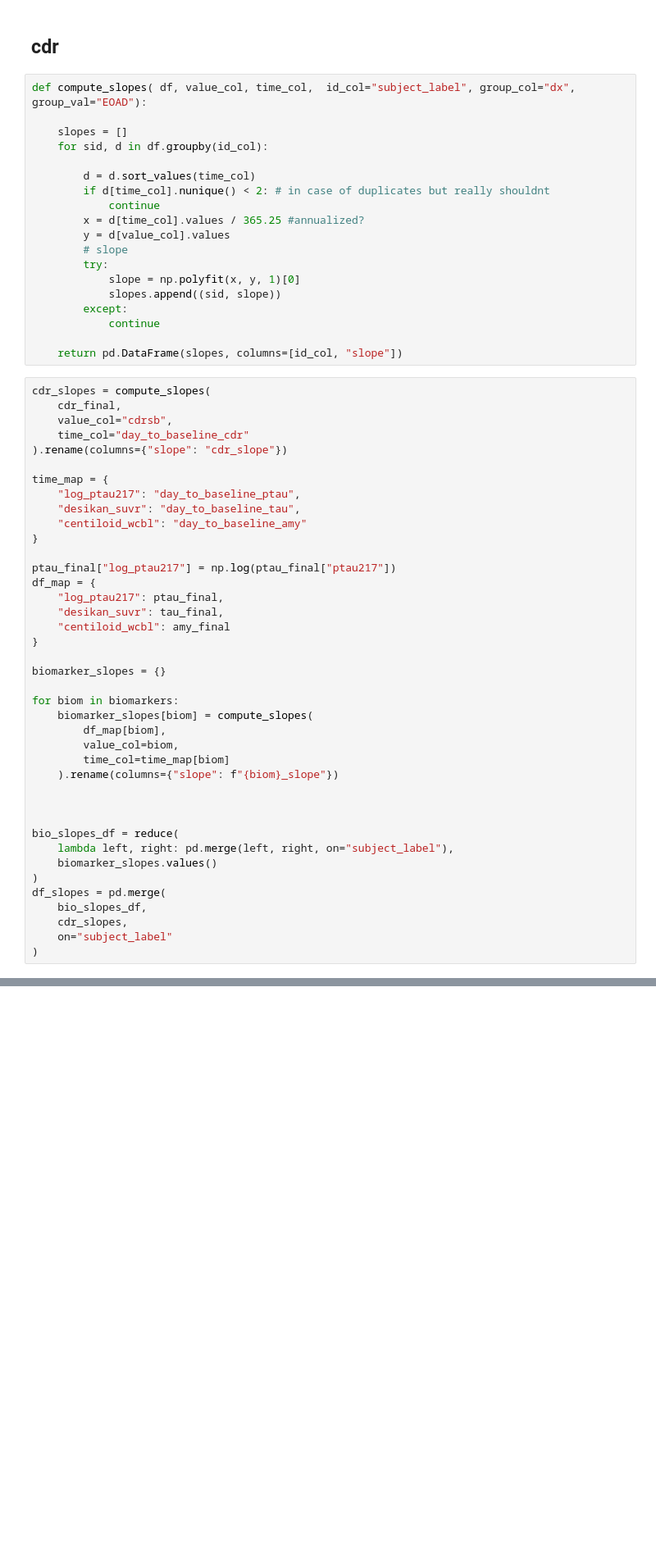
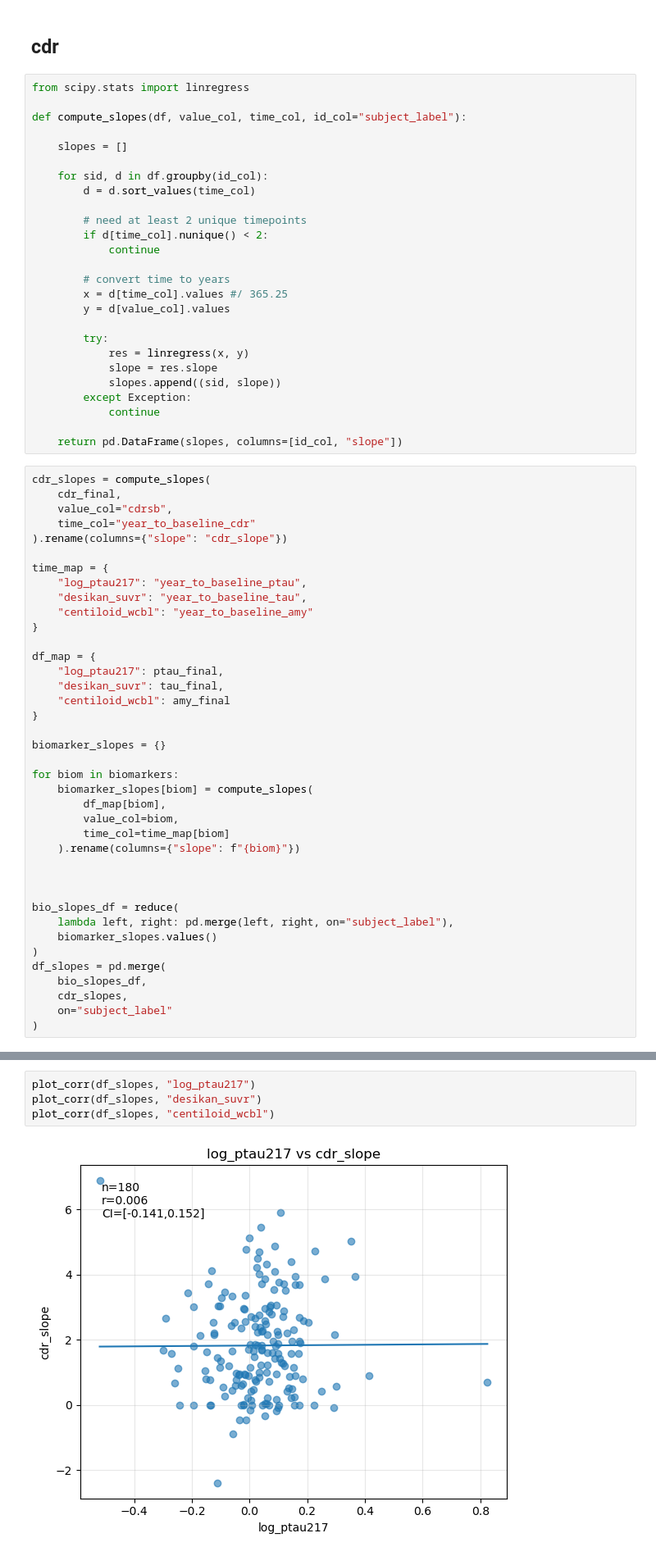
Before and after one commit to marlenelin/leads_ptau_pet_analysis, a Jupyter notebook: notebooks/stat_framework.ipynb, the cells around one changed output, grey strips where cells are left out. Shown at 82% size. Drawn from its saved outputs; the diff is of its cells as text; blank space fills up the shorter version.

```diff
--- a/notebooks/stat_framework.ipynb
+++ b/notebooks/stat_framework.ipynb
@@ -321,21 +327,28 @@ long_bycdr.subject_label.nunique() #
 # %% [markdown]
 ## cdr
 # %%
-def compute_slopes( df, value_col, time_col,  id_col="subject_label", group_col="dx", group_val="EOAD"):
+from scipy.stats import linregress
+
+def compute_slopes(df, value_col, time_col, id_col="subject_label"):
 
     slopes = []
+
     for sid, d in df.groupby(id_col):
+        d = d.sort_values(time_col)
 
-        d = d.sort_values(time_col)
-        if d[time_col].nunique() < 2: # in case of duplicates but really shouldnt
+        # need at least 2 unique timepoints
+        if d[time_col].nunique() < 2:
             continue
-        x = d[time_col].values / 365.25 #annualized?
+
+        # convert time to years
+        x = d[time_col].values #/ 365.25
         y = d[value_col].values
-        # slope
+
         try:
-            slope = np.polyfit(x, y, 1)[0]
+            res = linregress(x, y)
+            slope = res.slope
             slopes.append((sid, slope))
-        except:
+        except Exception:
             continue
 
     return pd.DataFrame(slopes, columns=[id_col, "slope"])
@@ -343,16 +356,15 @@ def compute_slopes( df, value_col, time_col,  id_col="subject_label", group_col=
 cdr_slopes = compute_slopes(
     cdr_final,
     value_col="cdrsb",
-    time_col="day_to_baseline_cdr"
+    time_col="year_to_baseline_cdr"
 ).rename(columns={"slope": "cdr_slope"})
 
 time_map = {
-    "log_ptau217": "day_to_baseline_ptau",
-    "desikan_suvr": "day_to_baseline_tau",
-    "centiloid_wcbl": "day_to_baseline_amy"
+    "log_ptau217": "year_to_baseline_ptau",
+    "desikan_suvr": "year_to_baseline_tau",
+    "centiloid_wcbl": "year_to_baseline_amy"
 }
 
-ptau_final["log_ptau217"] = np.log(ptau_final["ptau217"])
 df_map = {
     "log_ptau217": ptau_final,
     "desikan_suvr": tau_final,
@@ -366,7 +378,7 @@ for biom in biomarkers:
         df_map[biom],
         value_col=biom,
         time_col=time_map[biom]
-    ).rename(columns={"slope": f"{biom}_slope"})
+    ).rename(columns={"slope": f"{biom}"})
 
 
 
@@ -456,0 +578,6 @@ centiloid_wcbl          0.0  1.476597e-14    1.000000e+00
+# %%
+plot_corr(df_slopes, "log_ptau217")
+plot_corr(df_slopes, "desikan_suvr")
+plot_corr(df_slopes, "centiloid_wcbl")
+# %% [output]
+[figure, added]
```
Also changed, not shown: parts of 22 cells of this notebook, 4 other files.
